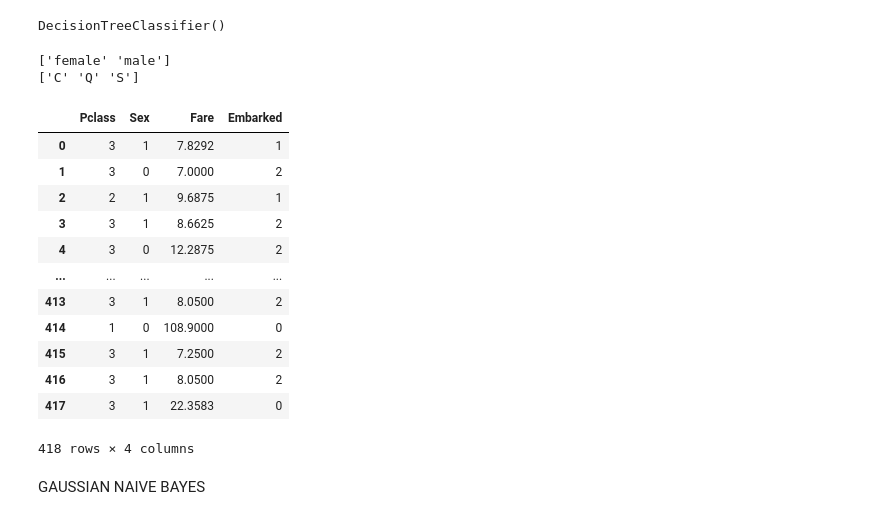
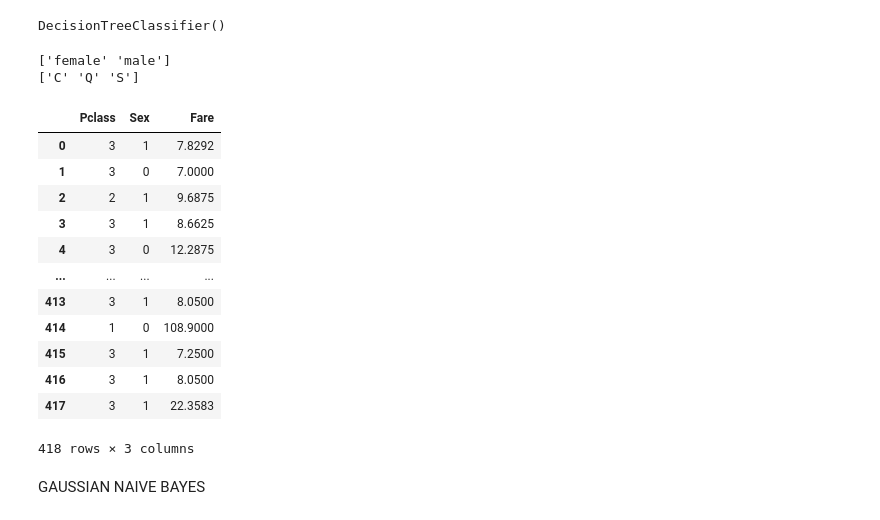
Before and after one commit to mrinal15/titanic, a Jupyter notebook: code.ipynb, the cells around one changed output. Drawn from its saved outputs; the diff is of its cells as text; code cells hidden in the pictures.

```diff
--- a/code.ipynb
+++ b/code.ipynb
@@ -195,24 +195,24 @@ DecisionTreeClassifier()
 # %%
 test_db = clean(test_db)
 test_db = encode(test_db)
-test = test_db.drop(["Age" , "SibSp" , "Parch"] , axis = 1)
+test = test_db.drop(["Age" , "SibSp" , "Parch" , "Embarked"] , axis = 1)
 test
 # %% [output]
 ['female' 'male']
 ['C' 'Q' 'S']
-|  | Pclass | Sex | Fare | Embarked |
-| 0 | 3 | 1 | 7.8292 | 1 |
-| 1 | 3 | 0 | 7.0000 | 2 |
-| 2 | 2 | 1 | 9.6875 | 1 |
-| 3 | 3 | 1 | 8.6625 | 2 |
-| 4 | 3 | 0 | 12.2875 | 2 |
-| ... | ... | ... | ... | ... |
-| 413 | 3 | 1 | 8.0500 | 2 |
-| 414 | 1 | 0 | 108.9000 | 0 |
-| 415 | 3 | 1 | 7.2500 | 2 |
-| 416 | 3 | 1 | 8.0500 | 2 |
-| 417 | 3 | 1 | 22.3583 | 0 |
+|  | Pclass | Sex | Fare |
+| 0 | 3 | 1 | 7.8292 |
+| 1 | 3 | 0 | 7.0000 |
+| 2 | 2 | 1 | 9.6875 |
+| 3 | 3 | 1 | 8.6625 |
+| 4 | 3 | 0 | 12.2875 |
+| ... | ... | ... | ... |
+| 413 | 3 | 1 | 8.0500 |
+| 414 | 1 | 0 | 108.9000 |
+| 415 | 3 | 1 | 7.2500 |
+| 416 | 3 | 1 | 8.0500 |
+| 417 | 3 | 1 | 22.3583 |
-418 rows × 4 columns
+418 rows × 3 columns
 # %% [markdown]
 GAUSSIAN NAIVE BAYES
 # %%
```
Also changed, not shown: parts of 5 cells of this notebook.
